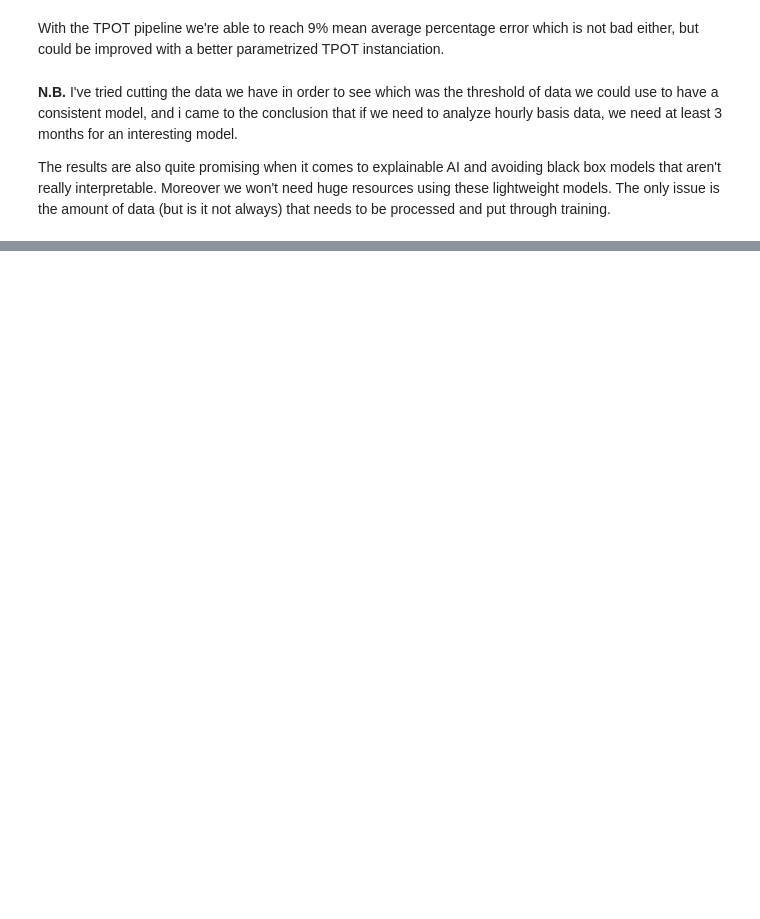
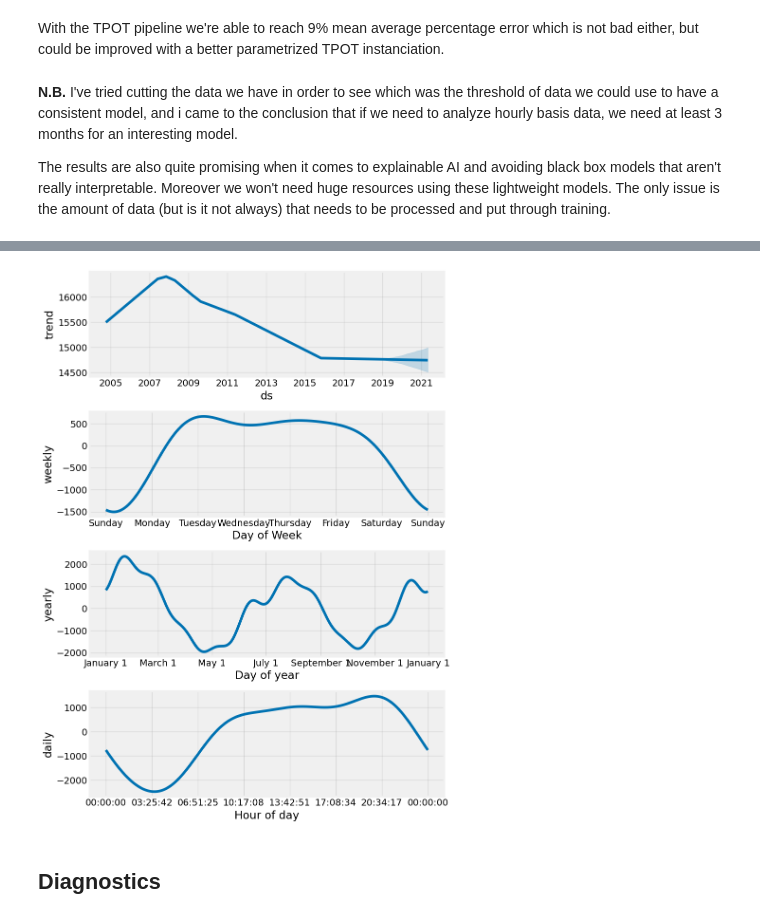
Before and after one commit to sudo-fr/data-exploration, a Jupyter notebook: src/TPOT/time_series_forecasting.ipynb, the cells around one changed output, grey strips where cells are left out. Saved outputs shown, nothing was run; the diff lists cells and outputs as text; code cells hidden in the pictures; blank space fills up the shorter version.

```diff
--- a/src/TPOT/time_series_forecasting.ipynb
+++ b/src/TPOT/time_series_forecasting.ipynb
@@ -374,0 +409,6 @@ The results are also quite promising when it comes to explainable AI and avoidin
+# %%
+fig2 = m.plot_components(forecast)
+# %% [output]
+[figure, added]
+# %% [markdown]
+## Diagnostics
```
Also changed, not shown: parts of 17 cells of this notebook, 1 other file.
